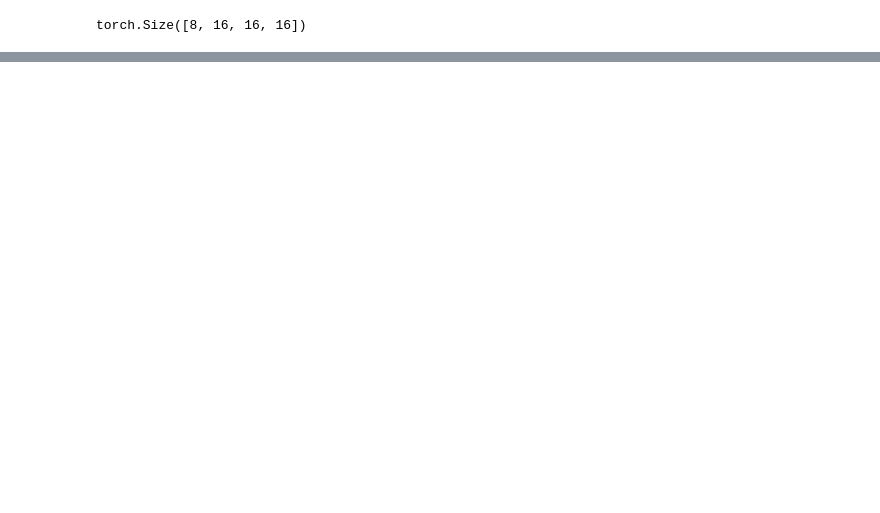
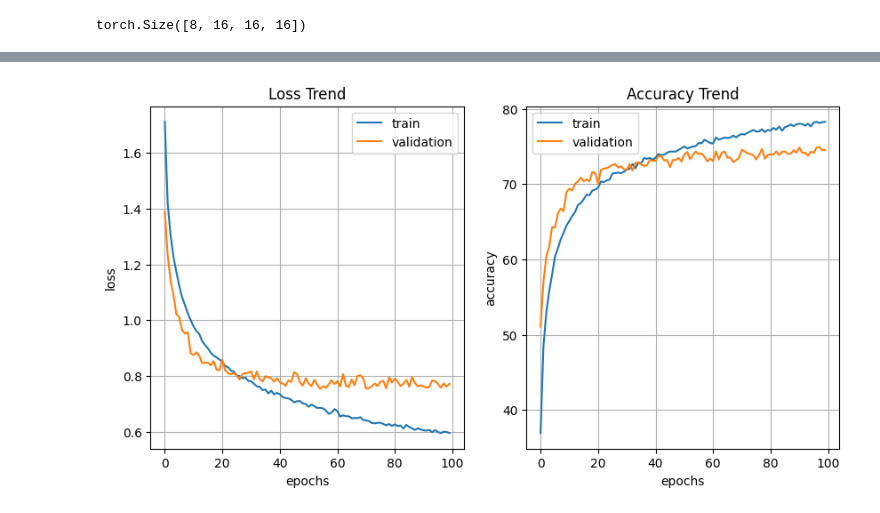
Before and after one commit to groundivy-dev1/Test01, a Jupyter notebook: ai_a_17_cnn.ipynb, the cells around one changed output, grey strips where cells are left out. Saved outputs shown, nothing was run; the diff lists cells and outputs as text; code cells hidden in the pictures; blank space fills up the shorter version.

```diff
--- a/ai_a_17_cnn.ipynb
+++ b/ai_a_17_cnn.ipynb
@@ -49,0 +120,9 @@ torch.Size([8, 16, 16, 16])
+# %%
+print(len(train_dataset))
+
+train_dataset_size = int(len(train_dataset) * 0.85)
+validation_dataset_size = int(len(train_dataset) * 0.15)
+
+train_dataset, validation_dataset = random_split(train_dataset, [train_dataset_size, validation_dataset_size])
+
+print(len(train_dataset), len(validation_dataset), len(test_dataset))
@@ -49,0 +132,8 @@ torch.Size([8, 16, 16, 16])
+# %%
+BATCH_SIZE = 64
+
+train_dataset_loader = DataLoader(dataset=train_dataset, batch_size=BATCH_SIZE, shuffle=True)
+
+validation_dataset_loader = DataLoader(dataset=validation_dataset, batch_size=BATCH_SIZE, shuffle=True)
+
+test_dataset_loader = DataLoader(dataset=test_dataset, batch_size=BATCH_SIZE, shuffle=True)
@@ -49,0 +179,6 @@ torch.Size([8, 16, 16, 16])
+# %%
+model = MyCNNModel().to(DEVICE)
+
+loss_function = nn.CrossEntropyLoss()
+
+optimizer = torch.optim.Adam(model.parameters(), lr = 1e-3)
@@ -49,0 +365,24 @@ torch.Size([8, 16, 16, 16])
+# %%
+plt.figure(figsize=(10,5))
+
+plt.subplot(1,2,1)
+plt.title('Loss Trend')
+plt.xlabel('epochs')
+plt.ylabel('loss')
+plt.grid()
+plt.plot(train_loss_list, label='train')
+plt.plot(val_loss_list, label='validation')
+plt.legend()
+
+plt.subplot(1,2,2)
+plt.title('Accuracy Trend')
+plt.xlabel('epochs')
+plt.ylabel('accuracy')
+plt.grid()
+plt.plot(train_accuracy_list, label='train')
+plt.plot(val_accuracy_list, label='validation')
+plt.legend()
+
+plt.show()
+# %% [output]
+[figure, added]
```
Also changed, not shown: parts of 22 cells of this notebook.
